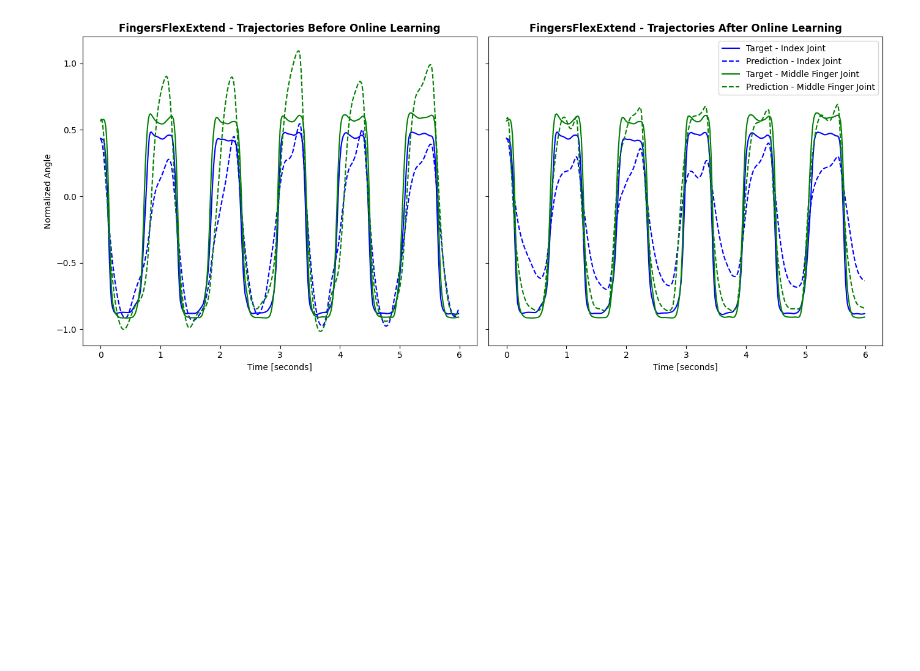
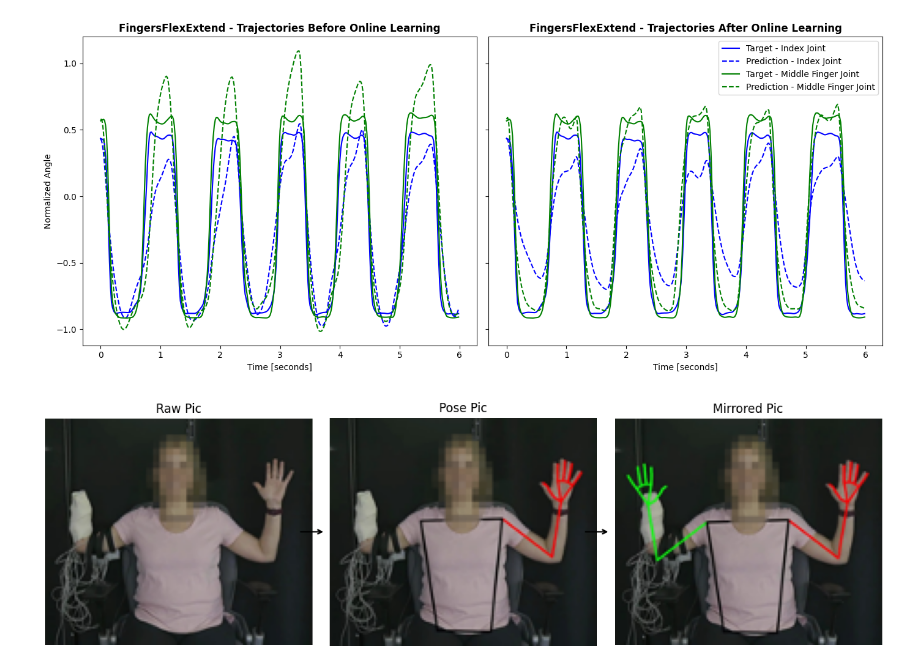
Before and after one commit to joris-gentinetta/biomech_PCP, a Jupyter notebook: paper_plots.ipynb, the cells around one changed output. Saved outputs shown, nothing was run; the diff lists cells and outputs as text; code cells hidden in the pictures; blank space fills up the shorter version.

Commit message:
paper image generation

```diff
--- a/paper_plots.ipynb
+++ b/paper_plots.ipynb
@@ -1160,2 +1128,42 @@ plt.show()
 # %% [output]
 [figure]
+# %%
+import matplotlib.pyplot as plt
+from PIL import Image
+import numpy as np
+
+# Load images
+raw_pic = Image.open(data_folder / 'raw_pic.png')
+pose_pic = Image.open(data_folder / 'pose_pic.png')
+mirrored_pic = Image.open(data_folder / 'mirrored_pic.png')
+
+
+# Create a figure and axes
+fig, ax = plt.subplots(1, 3, figsize=(12, 4))
+
+# Plot images
+ax[0].imshow(raw_pic)
+ax[0].set_title('Raw Pic')
+ax[0].axis('off')
+
+ax[1].imshow(pose_pic)
+ax[1].set_title('Pose Pic')
+ax[1].axis('off')
+
+ax[2].imshow(mirrored_pic)
+ax[2].set_title('Mirrored Pic')
+ax[2].axis('off')
+
+# Draw arrows
+arrowprops = dict(facecolor='black', arrowstyle='->', lw=1.5)
+ax[0].annotate('', xy=(1.05, 0.5), xytext=(0.95, 0.5),
+               arrowprops=arrowprops, xycoords='axes fraction', textcoords='axes fraction')
+
+ax[1].annotate('', xy=(1.05, 0.5), xytext=(0.95, 0.5),
+               arrowprops=arrowprops, xycoords='axes fraction', textcoords='axes fraction')
+
+# Adjust layout
+plt.tight_layout()
+plt.show()
+# %% [output]
+[figure, added]
```
Also changed, not shown: parts of 9 cells of this notebook, 1 other file.
